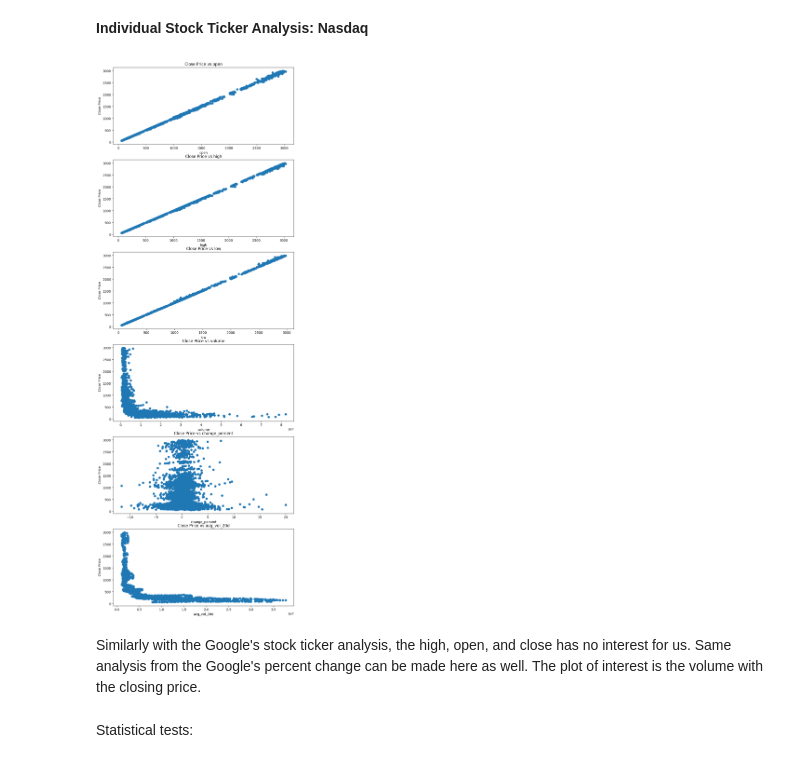
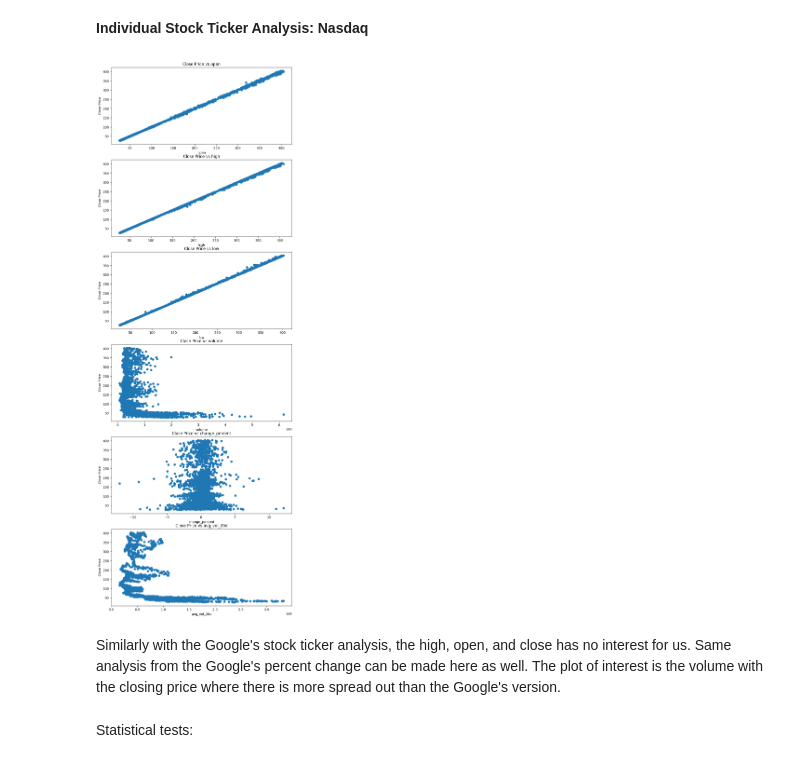
Before and after one commit to bnewman6/CMSC320FinalProjectLinNewman, a Jupyter notebook: main.ipynb, the cells around one changed output. Drawn from its saved outputs; the diff is of its cells as text; code cells hidden in the pictures.

```diff
--- a/main.ipynb
+++ b/main.ipynb
@@ -196,24 +196,24 @@ For avg_vol_20d :
 # %%
 import matplotlib.pyplot as plt
 
 # Get the list of columns except 'close'
-columns = [col for col in googl_df.columns if col != 'close' and col != 'date']
+columns = [col for col in qqq_df.columns if col != 'close' and col != 'date']
 
 # Create a figure to hold the subplots
 fig, axs = plt.subplots(len(columns), 1, figsize=(10, 5*len(columns)))
 
 # For each column, create a scatter plot with 'close'
 for i, col in enumerate(columns):
-    axs[i].scatter(googl_df[col], googl_df['close'])
+    axs[i].scatter(qqq_df[col], qqq_df['close'])
     axs[i].set_title(f'Close Price vs {col}')
     axs[i].set_xlabel(col)
     axs[i].set_ylabel('Close Price')
 # Display the plot
 plt.show()
 # %% [output]
-[figure, old version]
+[figure, new version]
 # %% [markdown]
-Similarly with the Google's stock ticker analysis, the high, open, and close has no interest for us. Same analysis from the Google's percent change can be made here as well. The plot of interest is the volume with the closing price.
+Similarly with the Google's stock ticker analysis, the high, open, and close has no interest for us. Same analysis from the Google's percent change can be made here as well. The plot of interest is the volume with the closing price where there is more spread out than the Google's version.
 # %% [markdown]
 Statistical tests:
 # %%
```
